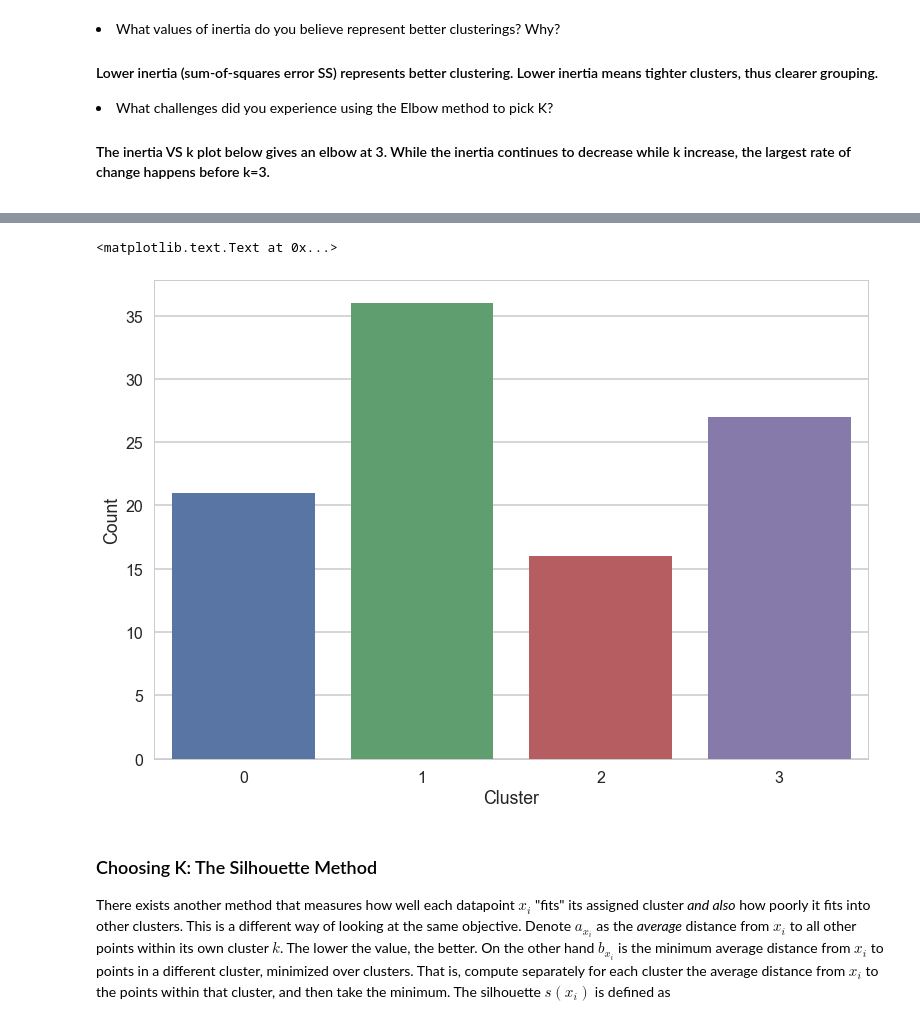
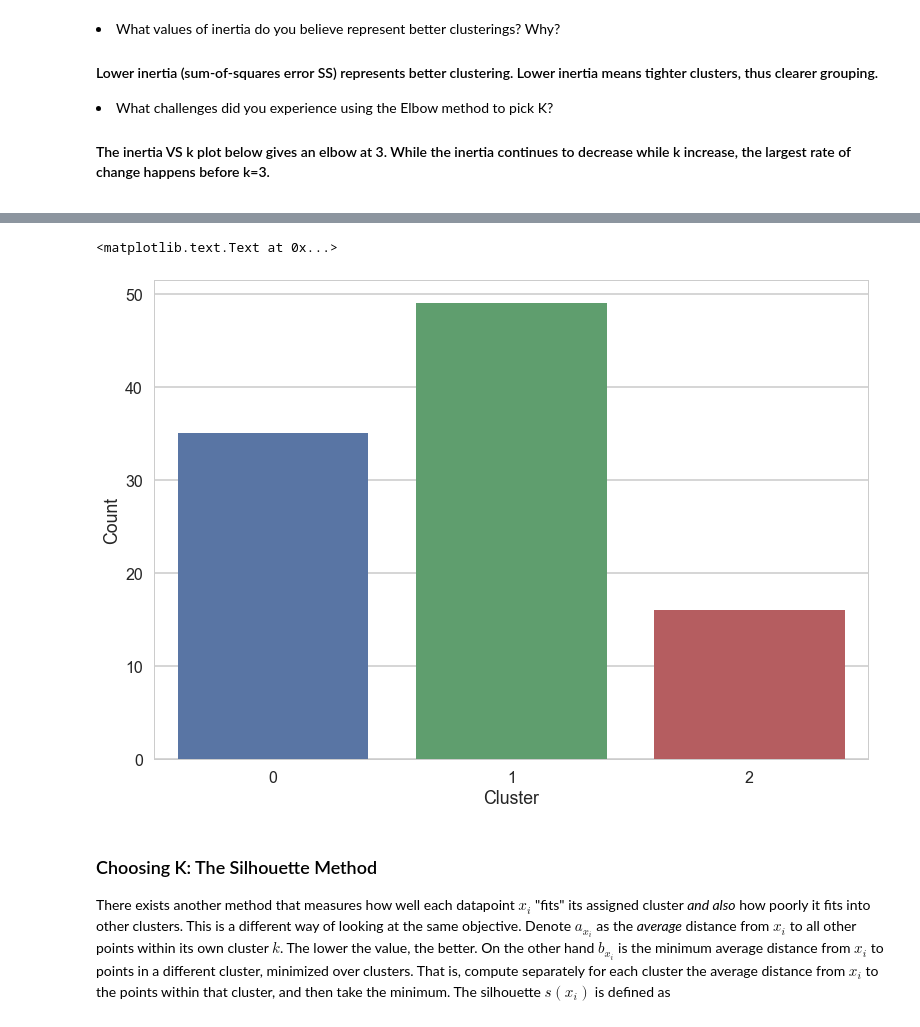
Before and after one commit to shuojiashi/wine_classifying_clustering, a Jupyter notebook: Wine_Classifying_Clustering.ipynb, the cells around one changed output, grey strips where cells are left out. Cells and saved outputs as stored; diff of their text form; code cells hidden in the pictures.

```diff
--- a/Wine_Classifying_Clustering.ipynb
+++ b/Wine_Classifying_Clustering.ipynb
@@ -128,14 +129,14 @@ plt.show()
 # %%
-model = KMeans(n_clusters=4)
+model = KMeans(n_clusters=3)
 matrix['cluster'] = model.fit_predict(X)
 df_c = matrix.cluster.value_counts().reset_index()
 df_c['index']=df_c['index'].astype('category')
 sns.barplot(x='index', y='cluster', data= df_c)
 plt.xlabel('Cluster')
 plt.ylabel('Count')
 # %% [output]
 <matplotlib.text.Text at 0x...>
-[figure, old version]
+[figure, new version]
 # %% [markdown]
 ### Choosing K: The Silhouette Method
 
```
Also changed, not shown: parts of 21 cells of this notebook.
